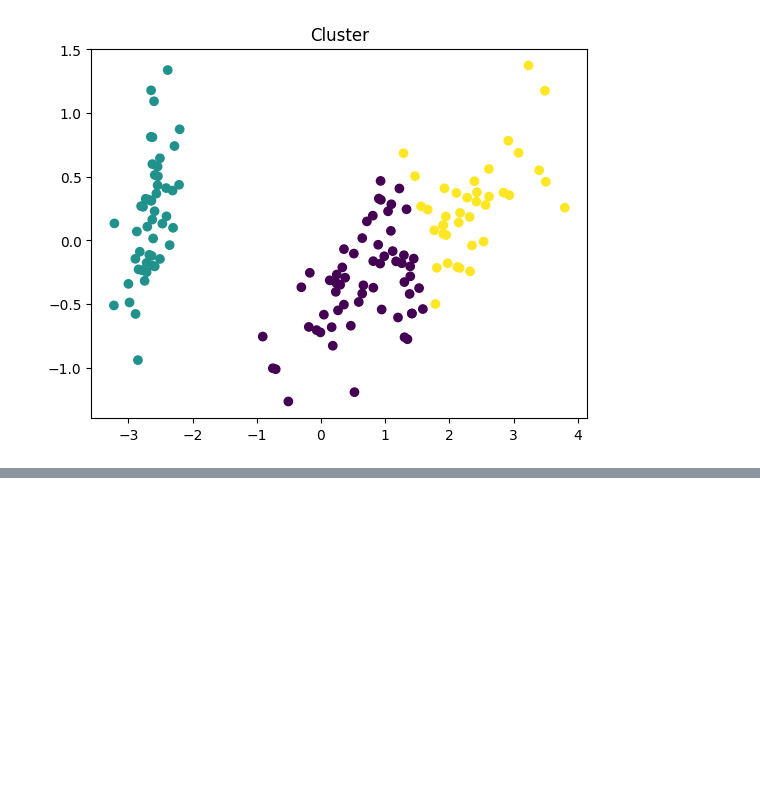
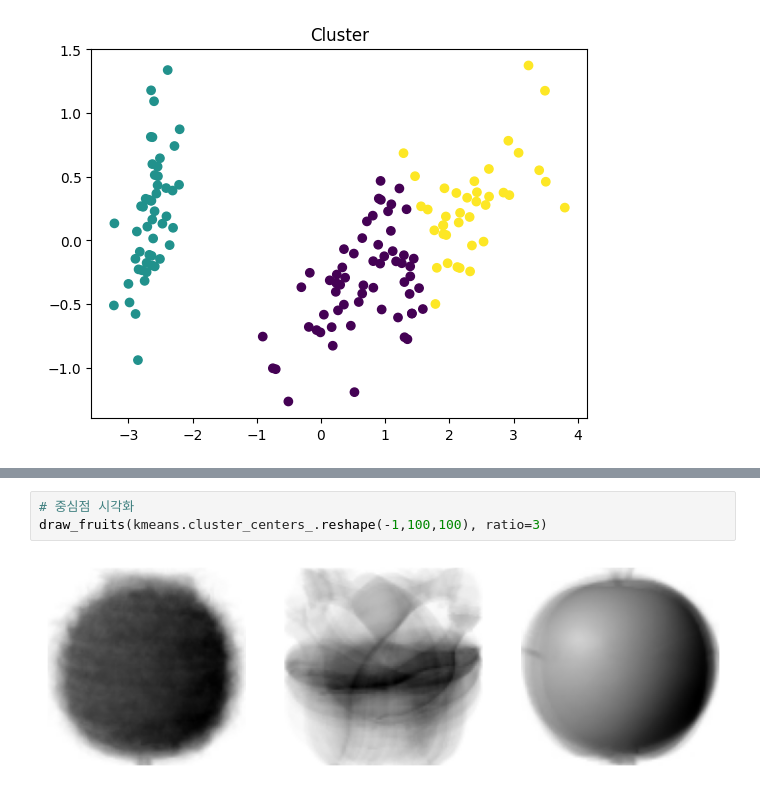
Before and after one commit to yugyeongh/encore_skn11, a Jupyter notebook: 05_ml-workspace/07_clustering/01_k_means.ipynb, the cells around one changed output, grey strips where cells are left out. Cells and saved outputs as stored; diff of their text form; blank space fills up the shorter version.

```diff
--- a/05_ml-workspace/07_clustering/01_k_means.ipynb
+++ b/05_ml-workspace/07_clustering/01_k_means.ipynb
@@ -108,0 +181,5 @@ plt.show()
+# %%
+# 중심점 시각화
+draw_fruits(kmeans.cluster_centers_.reshape(-1,100,100), ratio=3)
+# %% [output]
+[figure, added]
```
Also changed, not shown: parts of 16 cells of this notebook, 7 other files.
